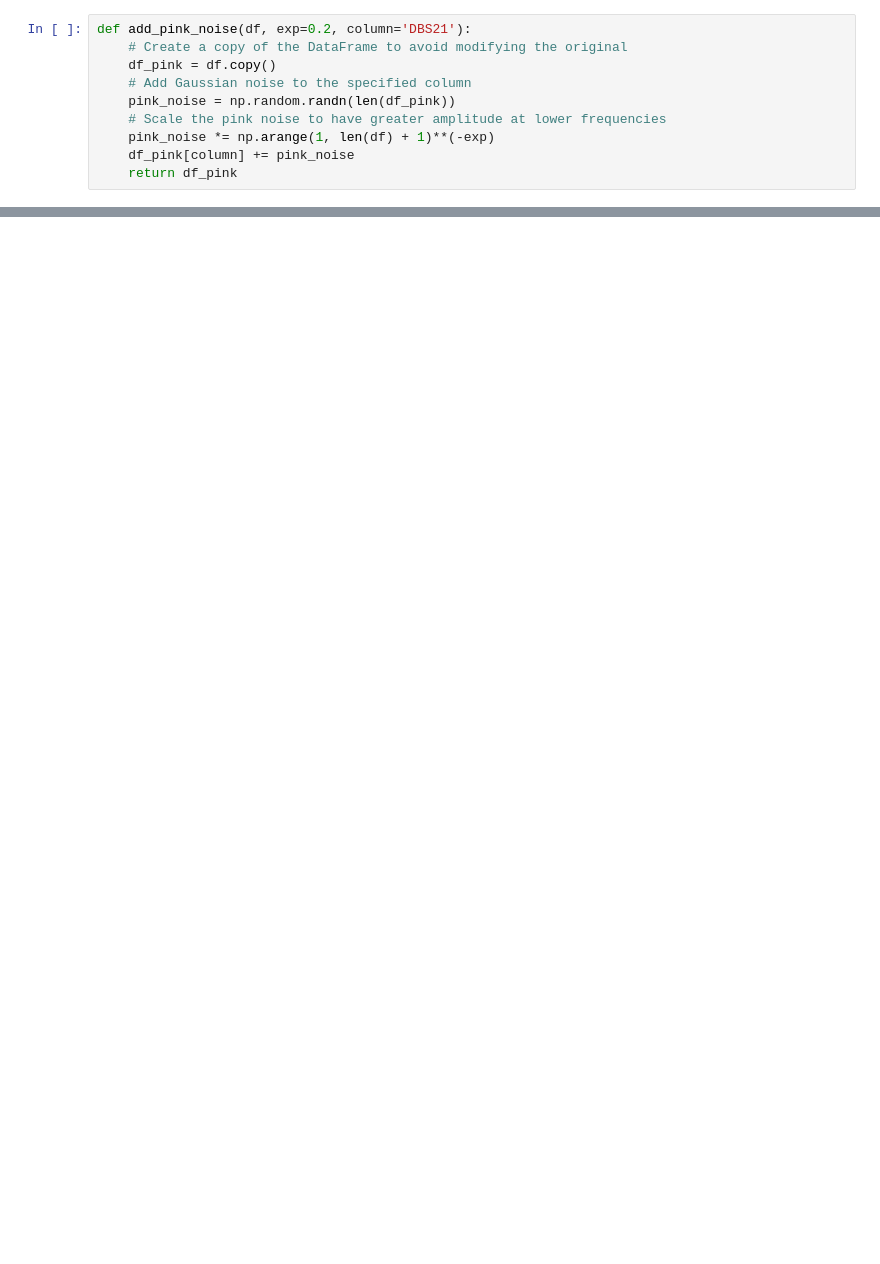
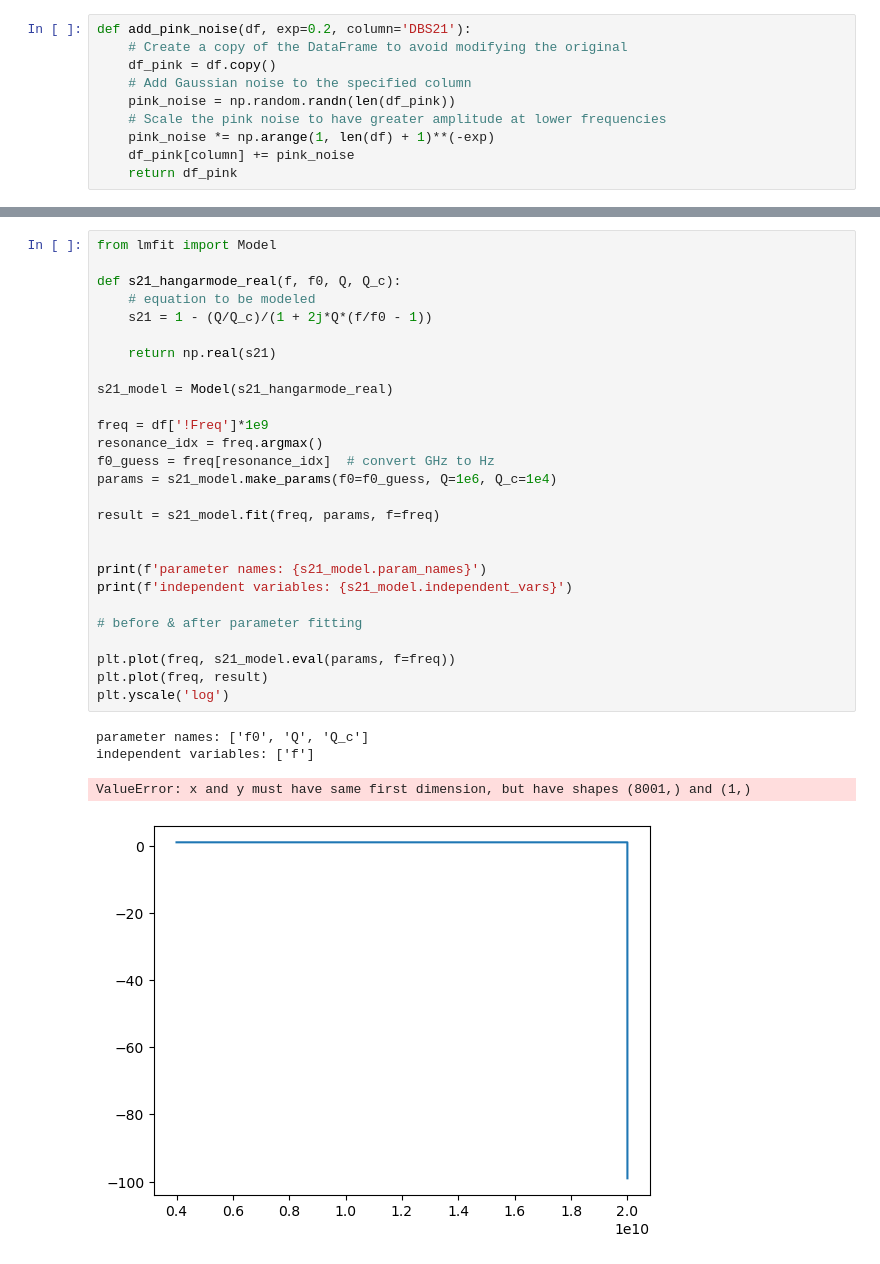
Before and after one commit to scottito/bcqt-test-points-vs-err, a Jupyter notebook: load_and_apply_noise.ipynb, the cells around one changed output, grey strips where cells are left out. Cells and saved outputs as stored; diff of their text form; blank space fills up the shorter version.

```diff
--- a/load_and_apply_noise.ipynb
+++ b/load_and_apply_noise.ipynb
@@ -70,0 +99,32 @@ plot_S21(df_pink)
+# %%
+from lmfit import Model
+
+def s21_hangarmode_real(f, f0, Q, Q_c):
+    # equation to be modeled
+    s21 = 1 - (Q/Q_c)/(1 + 2j*Q*(f/f0 - 1))
+
+    return np.real(s21)
+
+s21_model = Model(s21_hangarmode_real)
+
+freq = df['!Freq']*1e9
+resonance_idx = freq.argmax()
+f0_guess = freq[resonance_idx]  # convert GHz to Hz
+params = s21_model.make_params(f0=f0_guess, Q=1e6, Q_c=1e4)
+
+result = s21_model.fit(freq, params, f=freq)
+
+
+print(f'parameter names: {s21_model.param_names}')
+print(f'independent variables: {s21_model.independent_vars}')
+
+# before & after parameter fitting
+
+plt.plot(freq, s21_model.eval(params, f=freq))
+plt.plot(freq, result)
+plt.yscale('log')
+# %% [output]
+parameter names: ['f0', 'Q', 'Q_c']
+independent variables: ['f']
+ValueError: x and y must have same first dimension, but have shapes (8001,) and (1,)
+[figure, added]
```
Also changed, not shown: parts of 4 cells of this notebook.
